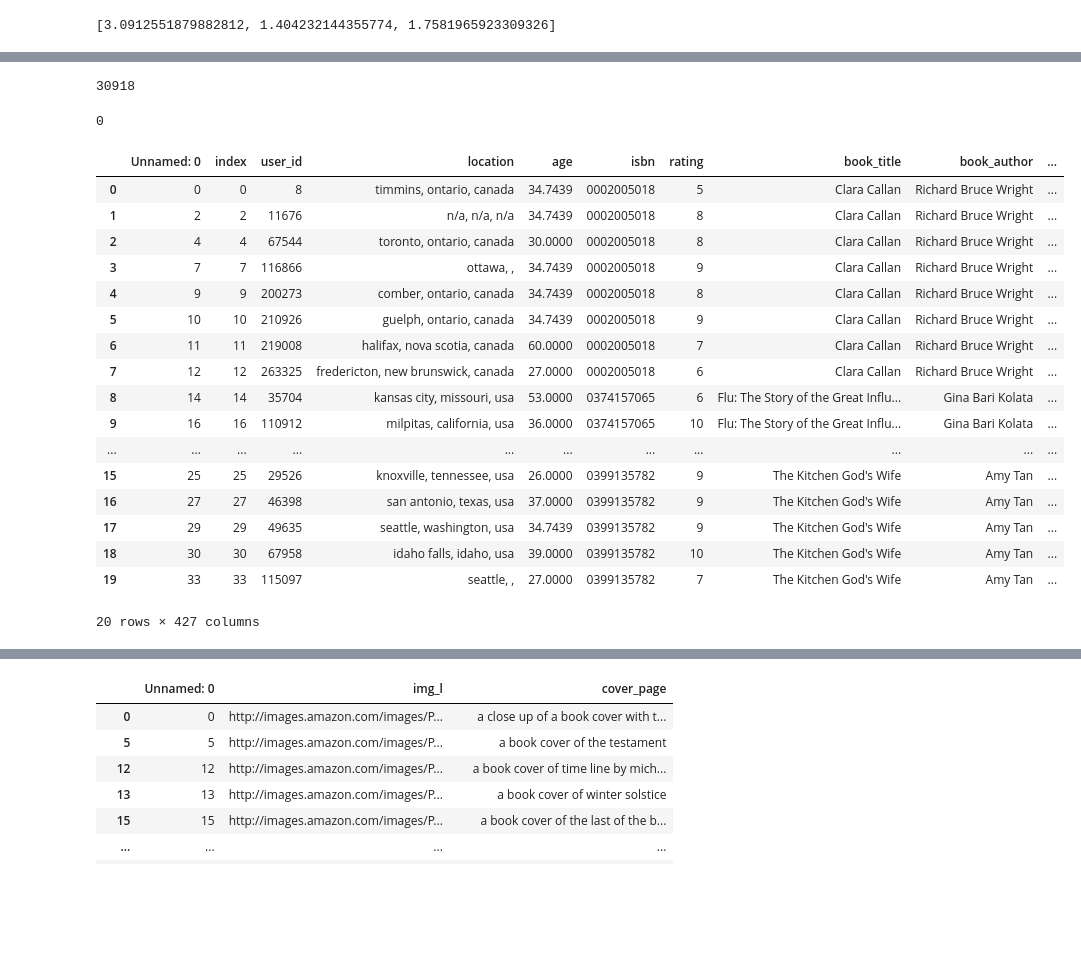
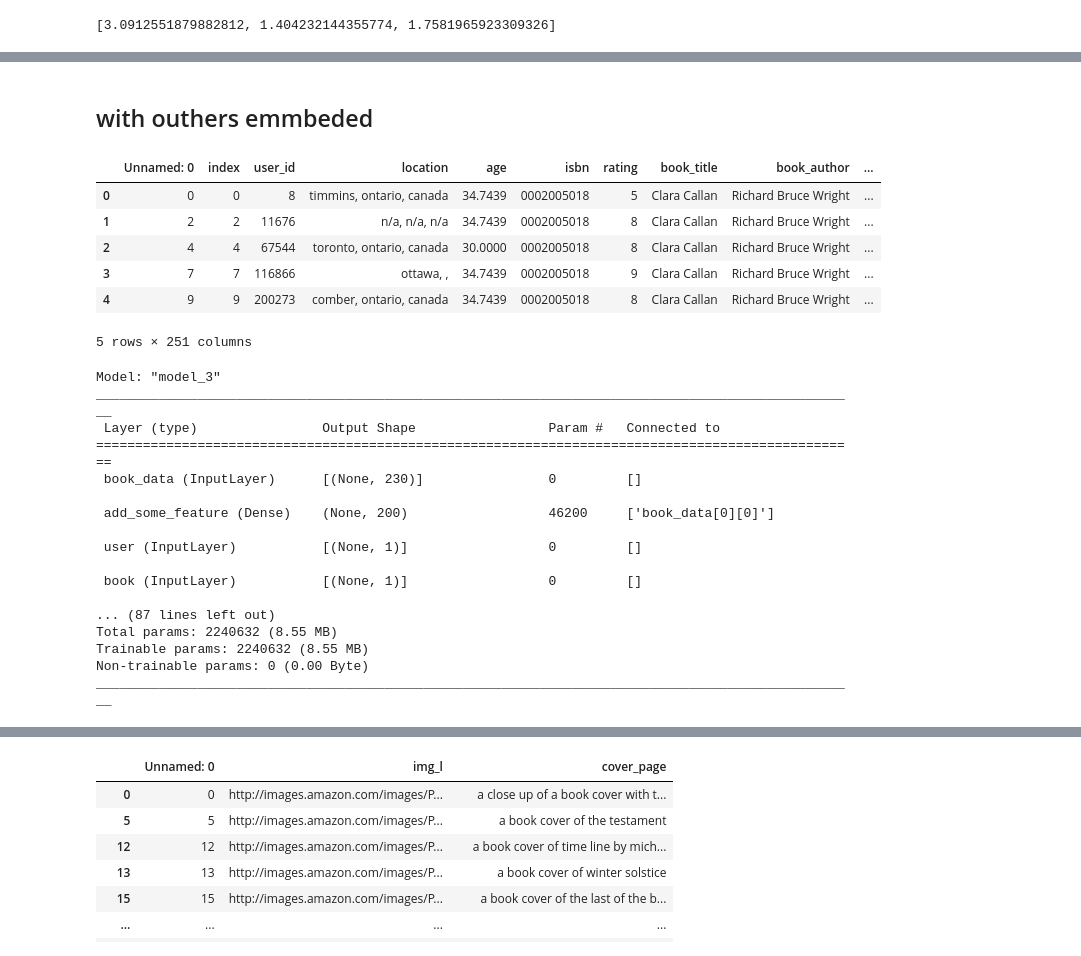
Before and after one commit to roy2392/books_recom_sys, a Jupyter notebook: deep_model_with_user_data.ipynb, the cells around one changed output, grey strips where cells are left out. Saved outputs shown, nothing was run; the diff lists cells and outputs as text; code cells hidden in the pictures; blank space fills up the shorter version.

Commit message:
more deep models

```diff
--- a/deep_model_with_user_data.ipynb
+++ b/deep_model_with_user_data.ipynb
@@ -31,2 +31,0 @@ FileNotFoundError: [Errno 2] No such file or directory: '/Users/royzalta/Downloa
-# %%
-df = pd.read_csv(r"C:\Users\yotam\Desktop\naya\Preprocessed_data.csv")
@@ -41,7 +31,0 @@ df = pd.read_csv(r"C:\Users\yotam\Desktop\naya\Preprocessed_data.csv")
-# %%
-df = df[df['rating']!=0]
-df_isbn = df['isbn']
-num_dict = {}
-for i,j in enumerate(df_isbn.unique()):
-    num_dict[j]=i
-df['isbn_num'] = df['isbn'].apply(lambda txt: num_dict[txt])
@@ -51,15 +31,0 @@ train_users, test_users = train_test_split(df, test_size = 0.2 , random_state= 4
-# %%
-df = df[df['rating']!=0]
-df_isbn = df['isbn']
-num_dict = {}
-for i,j in enumerate(df_isbn.unique()):
-    num_dict[j]=i
-df['isbn_num'] = df['isbn'].apply(lambda txt: num_dict[txt])
-train_users, test_users = train_test_split(df, test_size = 0.2 , random_state= 42)
-x_train = train_users.drop(columns=['rating'])
-y_train = train_users["rating"]
-
-x_test = test_users.drop(columns=['rating'])
-y_test = test_users["rating"]
-all_users = train_users["user_id"].unique()
-all_books = train_users["isbn_num"].unique()
@@ -439 +66,7 @@ len(encoder_var_array)
+# %%
+book_author = df['book_author']
+num_dict = {}
+for i,j in enumerate(book_author.unique()):
+    num_dict[j]=i
+df['author_num'] = df['book_author'].apply(lambda txt: num_dict[txt])
 # %%
@@ -804,29 +466,12 @@ ModuleNotFoundError: No module named 'torch.datasets'
-# %%
-len(df['img_s'].unique())
-# %% [output]
-30918
-# %%
-len(df[['img_s']][df['img_s']=='9'])#[df['Summary']==9])
-# %% [output]
-0
+# %% [markdown]
+## with outhers emmbeded
 # %%
-df.head(20)
+df.head()
 # %% [output]
 |  | Unnamed: 0 | index | user_id | location | age | isbn | rating | book_title | book_author | ... |
 | 0 | 0 | 0 | 8 | timmins, ontario, canada | 34.7439 | 0002005018 | 5 | Clara Callan | Richard Bruce Wright | ... |
 | 1 | 2 | 2 | 11676 | n/a, n/a, n/a | 34.7439 | 0002005018 | 8 | Clara Callan | Richard Bruce Wright | ... |
 | 2 | 4 | 4 | 67544 | toronto, ontario, canada | 30.0000 | 0002005018 | 8 | Clara Callan | Richard Bruce Wright | ... |
 | 3 | 7 | 7 | 116866 | ottawa, , | 34.7439 | 0002005018 | 9 | Clara Callan | Richard Bruce Wright | ... |
 | 4 | 9 | 9 | 200273 | comber, ontario, canada | 34.7439 | 0002005018 | 8 | Clara Callan | Richard Bruce Wright | ... |
-| 5 | 10 | 10 | 210926 | guelph, ontario, canada | 34.7439 | 0002005018 | 9 | Clara Callan | Richard Bruce Wright | ... |
-| 6 | 11 | 11 | 219008 | halifax, nova scotia, canada | 60.0000 | 0002005018 | 7 | Clara Callan | Richard Bruce Wright | ... |
-| 7 | 12 | 12 | 263325 | fredericton, new brunswick, canada | 27.0000 | 0002005018 | 6 | Clara Callan | Richard Bruce Wright | ... |
-| 8 | 14 | 14 | 35704 | kansas city, missouri, usa | 53.0000 | 0374157065 | 6 | Flu: The Story of the Great Influ... | Gina Bari Kolata | ... |
-| 9 | 16 | 16 | 110912 | milpitas, california, usa | 36.0000 | 0374157065 | 10 | Flu: The Story of the Great Influ... | Gina Bari Kolata | ... |
-| ... | ... | ... | ... | ... | ... | ... | ... | ... | ... | ... |
-| 15 | 25 | 25 | 29526 | knoxville, tennessee, usa | 26.0000 | 0399135782 | 9 | The Kitchen God's Wife | Amy Tan | ... |
-| 16 | 27 | 27 | 46398 | san antonio, texas, usa | 37.0000 | 0399135782 | 9 | The Kitchen God's Wife | Amy Tan | ... |
-| 17 | 29 | 29 | 49635 | seattle, washington, usa | 34.7439 | 0399135782 | 9 | The Kitchen God's Wife | Amy Tan | ... |
-| 18 | 30 | 30 | 67958 | idaho falls, idaho, usa | 39.0000 | 0399135782 | 10 | The Kitchen God's Wife | Amy Tan | ... |
-| 19 | 33 | 33 | 115097 | seattle, , | 27.0000 | 0399135782 | 7 | The Kitchen God's Wife | Amy Tan | ... |
-20 rows × 427 columns
+5 rows × 251 columns
@@ -832,0 +534,20 @@ df.head(20)
+# %%
+model.summary()
+# %% [output]
+Model: "model_3"
+__________________________________________________________________________________________________
+ Layer (type)                Output Shape                 Param #   Connected to
+==================================================================================================
+ book_data (InputLayer)      [(None, 230)]                0         []
+
+ add_some_feature (Dense)    (None, 200)                  46200     ['book_data[0][0]']
+
+ user (InputLayer)           [(None, 1)]                  0         []
+
+ book (InputLayer)           [(None, 1)]                  0         []
+
+... (87 lines left out)
+Total params: 2240632 (8.55 MB)
+Trainable params: 2240632 (8.55 MB)
+Non-trainable params: 0 (0.00 Byte)
+__________________________________________________________________________________________________
```
Also changed, not shown: parts of 69 cells of this notebook, 2 other files.
